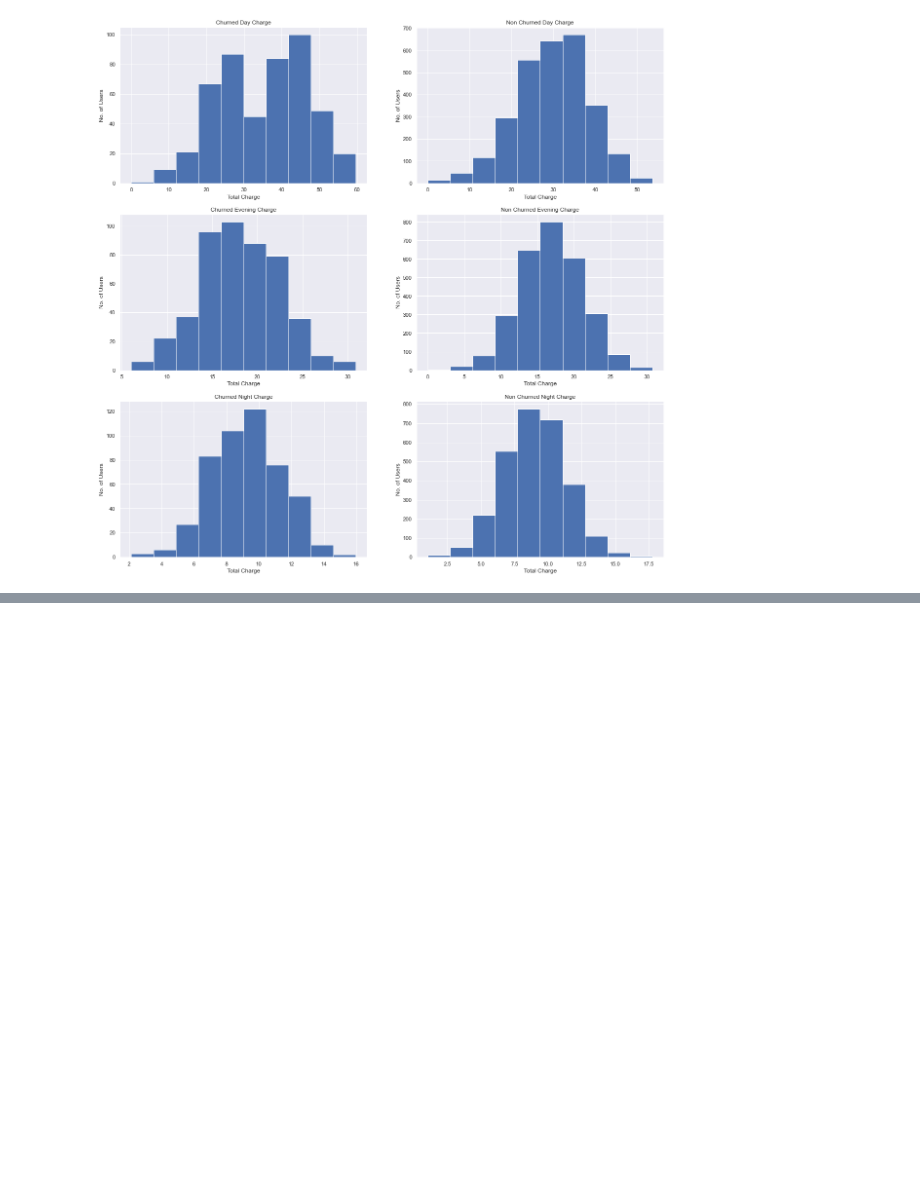
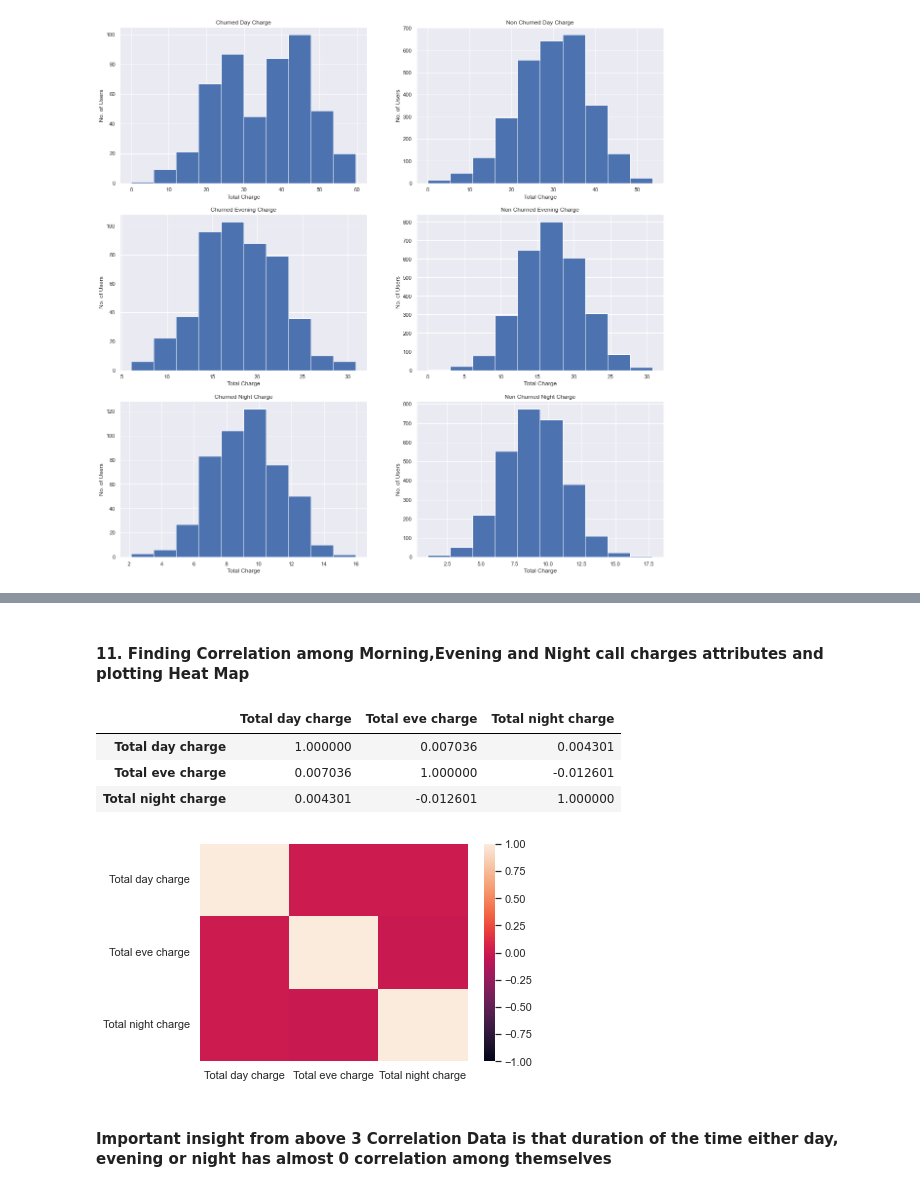
Before and after one commit to codes-by-vamshi/EDA-TelecomChurn, a Jupyter notebook: Telecom Churn - Sai Krishna Vamshi Devarasetty.ipynb, the cells around one changed output, grey strips where cells are left out. Cells and saved outputs as stored; diff of their text form; code cells hidden in the pictures; blank space fills up the shorter version.

```diff
--- a/Telecom Churn - Sai Krishna Vamshi Devarasetty.ipynb
+++ b/Telecom Churn - Sai Krishna Vamshi Devarasetty.ipynb
@@ -191,0 +218,15 @@ for ax in axs.flat:
+# %% [markdown]
+#### 11. Finding Correlation among Morning,Evening and Night call charges attributes and plotting Heat Map
+# %%
+TelecomChurnCallChargesDF = TelecomChurnDF[['Total day charge','Total eve charge','Total night charge']]
+TelecomChurnCallChargesCorrData = TelecomChurnCallChargesDF.corr()
+sns.heatmap(TelecomChurnCallChargesCorrData, vmin=-1, vmax=1)
+TelecomChurnCallChargesCorrData
+# %% [output]
+|  | Total day charge | Total eve charge | Total night charge |
+| Total day charge | 1.000000 | 0.007036 | 0.004301 |
+| Total eve charge | 0.007036 | 1.000000 | -0.012601 |
+| Total night charge | 0.004301 | -0.012601 | 1.000000 |
+[figure, added]
+# %% [markdown]
+#### Important insight from above 3 Correlation Data is that duration of the time either day, evening or night has almost 0 correlation among themselves
```
Also changed, not shown: parts of 24 cells of this notebook.
